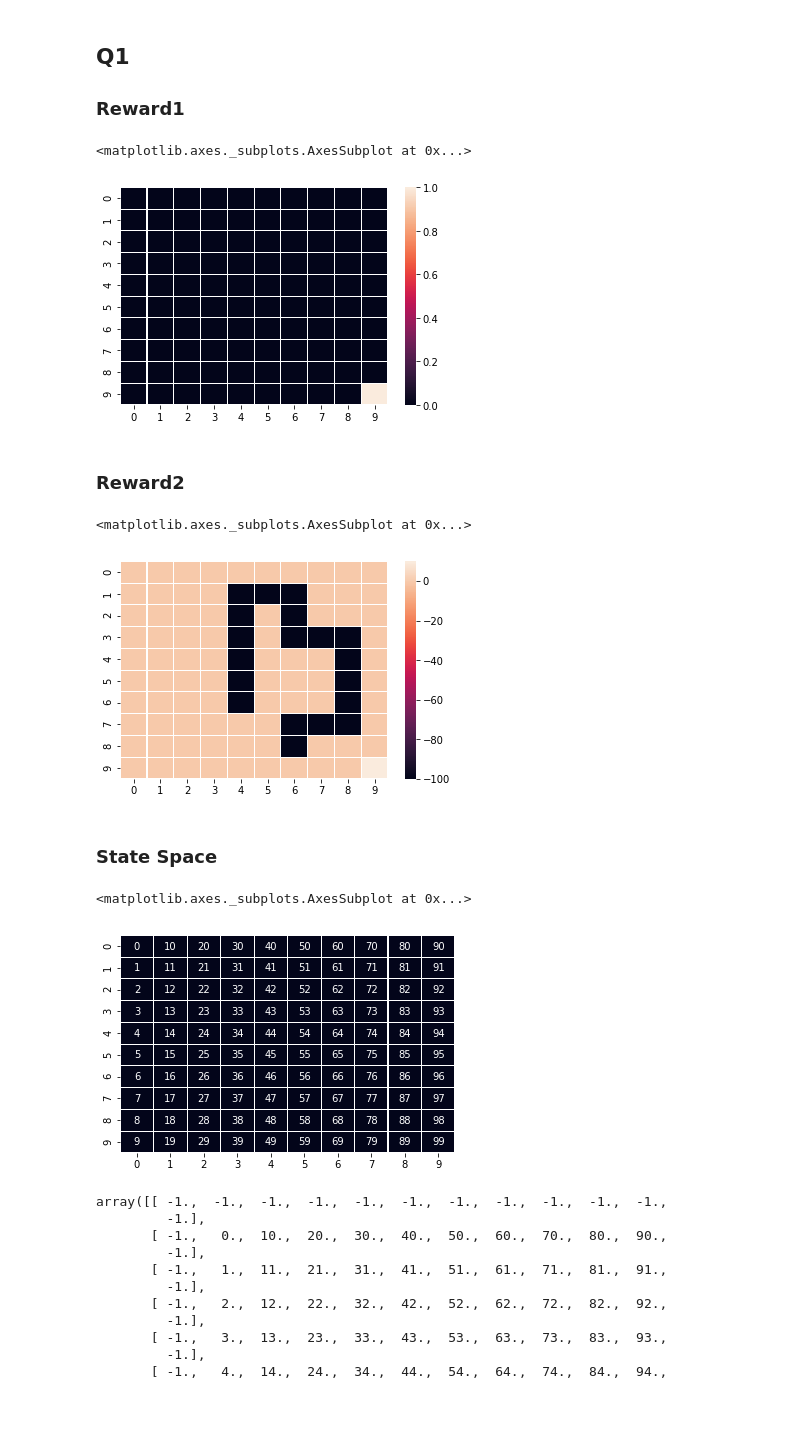
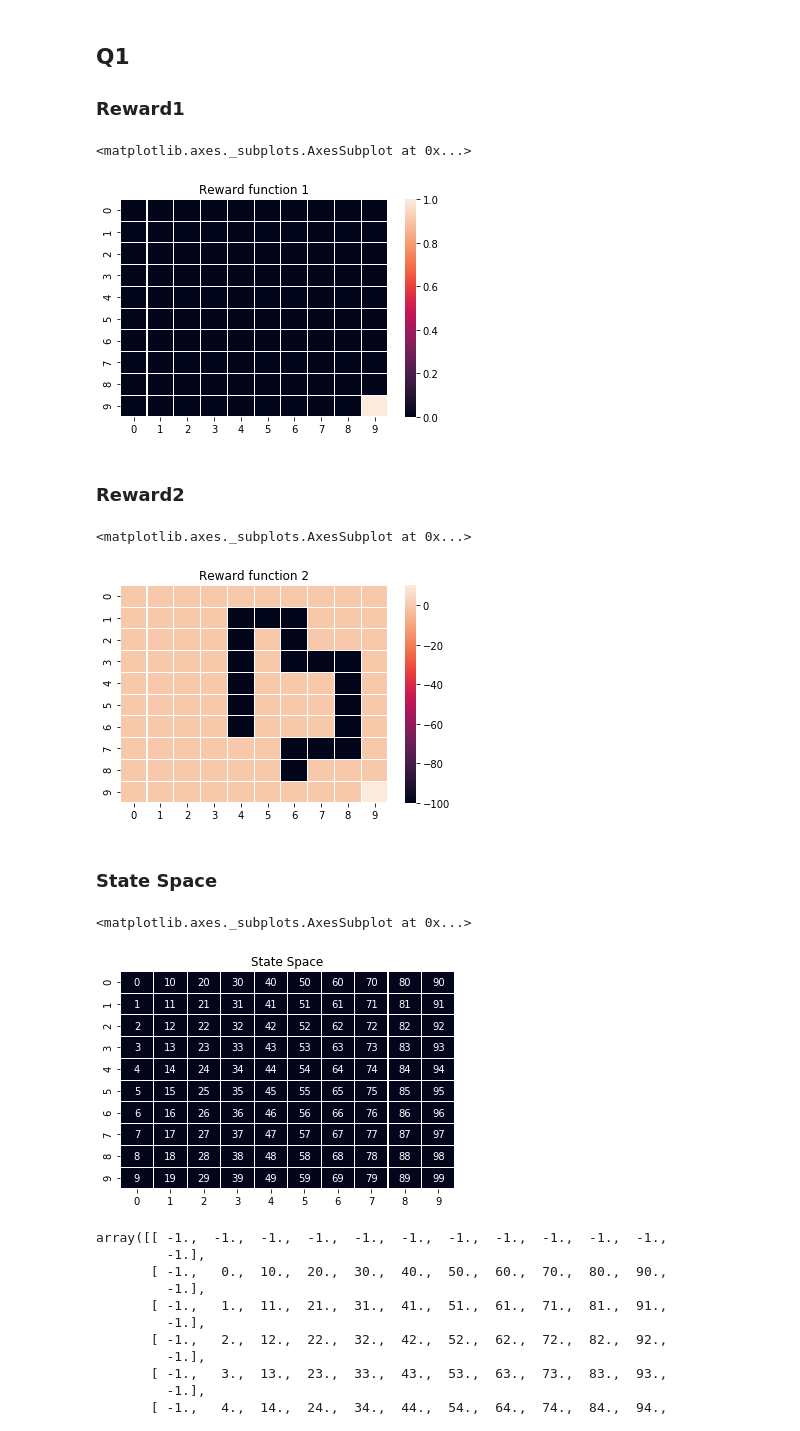
Before and after one commit to maithilibhide/ECE232, a Jupyter notebook: Project3/reinforcement_learning_and_irl.ipynb, the cells around one changed output. Saved outputs shown, nothing was run; the diff lists cells and outputs as text; code cells hidden in the pictures.

Commit message:
added plot titles

```diff
--- a/Project3/reinforcement_learning_and_irl.ipynb
+++ b/Project3/reinforcement_learning_and_irl.ipynb
@@ -15,12 +15,13 @@ np.random.seed(0)
 # %%
 reward1 = np.zeros((10,10))
 reward1[9,9] = 1
 #cmap = ListedColormap(sns.color_palette("Blues"))
 #cmap = sns.cm.rocket_r
+plt.title("Reward function 1")
 sns.heatmap(reward1, linewidths=.1)
 # %% [output]
 <matplotlib.axes._subplots.AxesSubplot at 0x...>
-[figure, old version]
+[figure, new version]
 # %% [markdown]
 <h3>Reward2</h3>
 # %%
@@ -33,10 +34,11 @@ reward2[3,7] = -100
 reward2[7,7] = -100
 reward2[[i for i in range(3,8)] , 8] = -100
 reward2[9,9] = 10
+plt.title("Reward function 2")
 sns.heatmap(reward2, vmax=10, linewidths=.1)
 # %% [output]
 <matplotlib.axes._subplots.AxesSubplot at 0x...>
-[figure, old version]
+[figure, new version]
 # %% [markdown]
 <h3>State Space</h3>
 # %%
@@ -44,10 +46,11 @@ vals = np.arange(0,100)
 state_vals = [vals[i:i+10] for i in range(0,100,10)]
 state_space = np.array(state_vals).T
 state_space
+plt.title("State Space")
 sns.heatmap(state_space, annot=True, fmt="d", linewidths=.1, vmax=0, cbar=False)
 # %% [output]
 <matplotlib.axes._subplots.AxesSubplot at 0x...>
-[figure, old version]
+[figure, new version]
 # %%
 a = np.empty(10)
 a.fill(-1)
```
Also changed, not shown: parts of 14 cells of this notebook.
